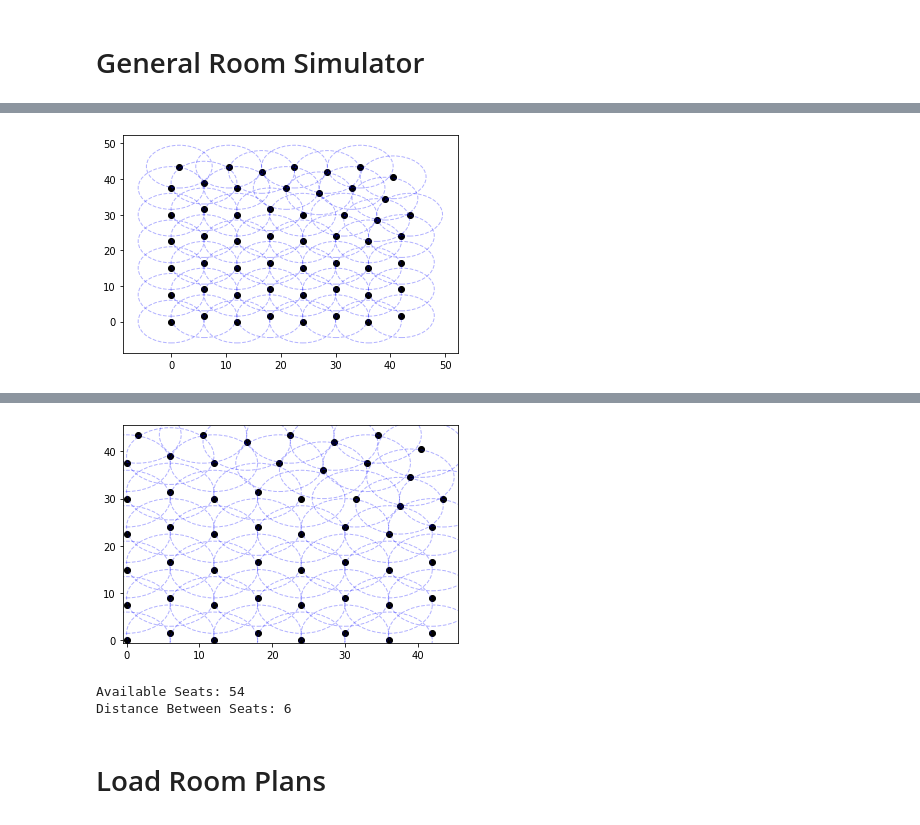
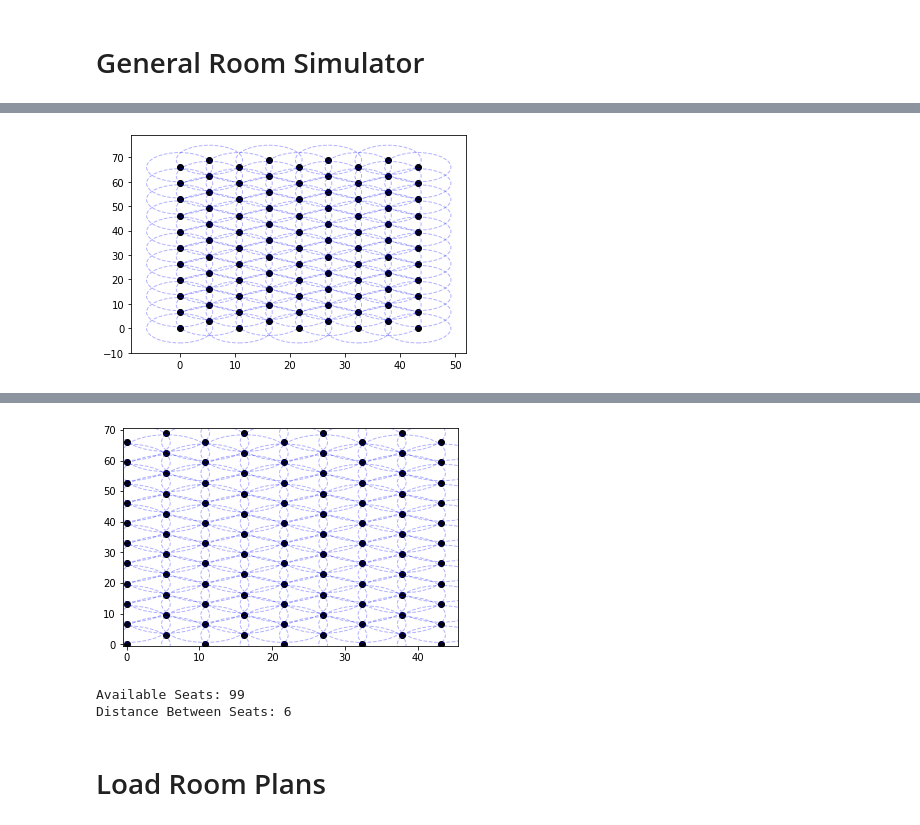
Before and after one commit to brianliu12437/COVID-Classroom-Delta, a Jupyter notebook: Classroom Simulations/Simulator/Fall 2021 Classroom Simulators General Room Simulator - V0.ipynb, the cells around one changed output, grey strips where cells are left out. Cells and saved outputs as stored; diff of their text form; code cells hidden in the pictures.

```diff
--- a/Classroom Simulations/Simulator/Fall 2021 Classroom Simulators V7- General Room Simulator.ipynb
+++ b/Classroom Simulations/Simulator/Fall 2021 Classroom Simulators General Room Simulator - V0.ipynb
@@ -36,10 +36,10 @@ def __miset(nodes,edges,solver,time_limit):
 # %%
 %%time
 x_max = 45
-y_max = 45
+y_max = 70
 
 social_distancing_radius = 6
-stepsize = social_distancing_radius/4
+stepsize = social_distancing_radius/10
 
 
 x_range = list(np.arange(0,x_max,step = stepsize))
@@ -64,15 +64,15 @@ Wall time: 5.79 s
 # %%
 %%time
 
-sol = __miset(nodes, edgelist, OR.Solver.SCIP_MIXED_INTEGER_PROGRAMMING,2)
+sol = __miset(nodes, edgelist, OR.Solver.SCIP_MIXED_INTEGER_PROGRAMMING,6)
 room['in_solution'] = list(sol.values())
 
 plt.figure()
 plt.scatter(room[room['in_solution'] == 1]['x'],room[room['in_solution'] == 1]['y'], color = 'black', label = 'Available Seat')
 ax = plt.gca()
 for i,row in room[room['in_solution'] == 1].iterrows():
     circle = plt.Circle((row['x'], row['y']), social_distancing_radius , color='blue', fill = None, ls = 'dashed',alpha = 0.3)
     ax.add_patch(circle)
 plt.show()
 # %% [output]
-[figure, old version]
+[figure, new version]
@@ -93,8 +93,8 @@ plt.show()
 print('Available Seats: ' + str(int(sum(room['in_solution']))))
 print('Distance Between Seats: '  +str(int(social_distancing_radius)))
 # %% [output]
-[figure, old version]
+[figure, new version]
-Available Seats: 54
+Available Seats: 99
 Distance Between Seats: 6
 # %%
 import pandas as pd
```
Also changed, not shown: parts of 2 cells of this notebook, 8 other files.
